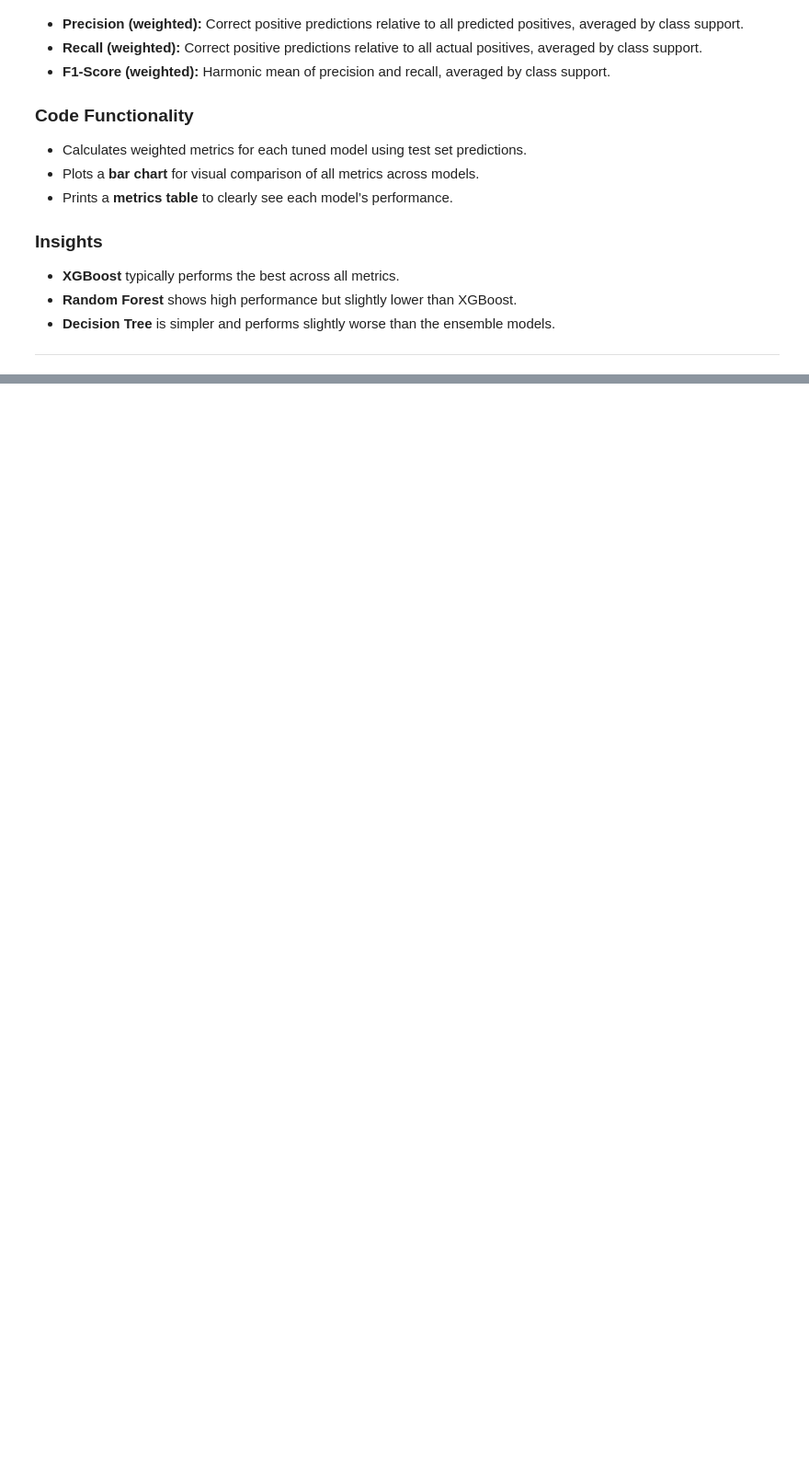
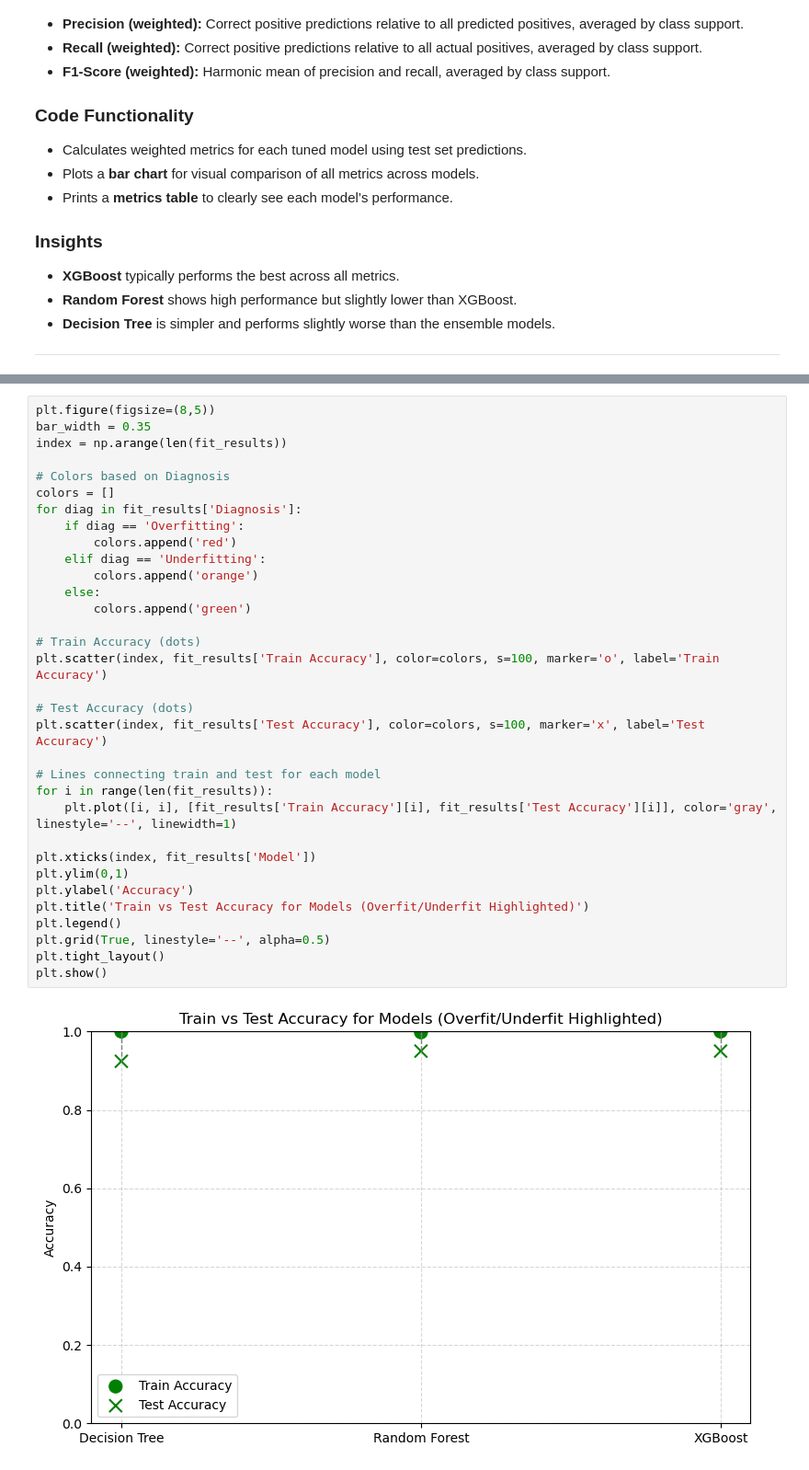
Before and after one commit to Sambridhiiii/Estimation-of-Obesity-Levels, a Jupyter notebook: Obesity.ipynb, the cells around one changed output, grey strips where cells are left out. Shown at 92% size. Drawn from its saved outputs; the diff is of its cells as text; blank space fills up the shorter version.

```diff
--- a/Obesity.ipynb
+++ b/Obesity.ipynb
@@ -976,0 +1080,35 @@ plt.show()
+# %%
+plt.figure(figsize=(8,5))
+bar_width = 0.35
+index = np.arange(len(fit_results))
+
+# Colors based on Diagnosis
+colors = []
+for diag in fit_results['Diagnosis']:
+    if diag == 'Overfitting':
+        colors.append('red')
+    elif diag == 'Underfitting':
+        colors.append('orange')
+    else:
+        colors.append('green')
+
+# Train Accuracy (dots)
+plt.scatter(index, fit_results['Train Accuracy'], color=colors, s=100, marker='o', label='Train Accuracy')
+
+# Test Accuracy (dots)
+plt.scatter(index, fit_results['Test Accuracy'], color=colors, s=100, marker='x', label='Test Accuracy')
+
+# Lines connecting train and test for each model
+for i in range(len(fit_results)):
+    plt.plot([i, i], [fit_results['Train Accuracy'][i], fit_results['Test Accuracy'][i]], color='gray', linestyle='--', linewidth=1)
+
+plt.xticks(index, fit_results['Model'])
+plt.ylim(0,1)
+plt.ylabel('Accuracy')
+plt.title('Train vs Test Accuracy for Models (Overfit/Underfit Highlighted)')
+plt.legend()
+plt.grid(True, linestyle='--', alpha=0.5)
+plt.tight_layout()
+plt.show()
+# %% [output]
+[figure, added]
```
Also changed, not shown: parts of 15 cells of this notebook.
